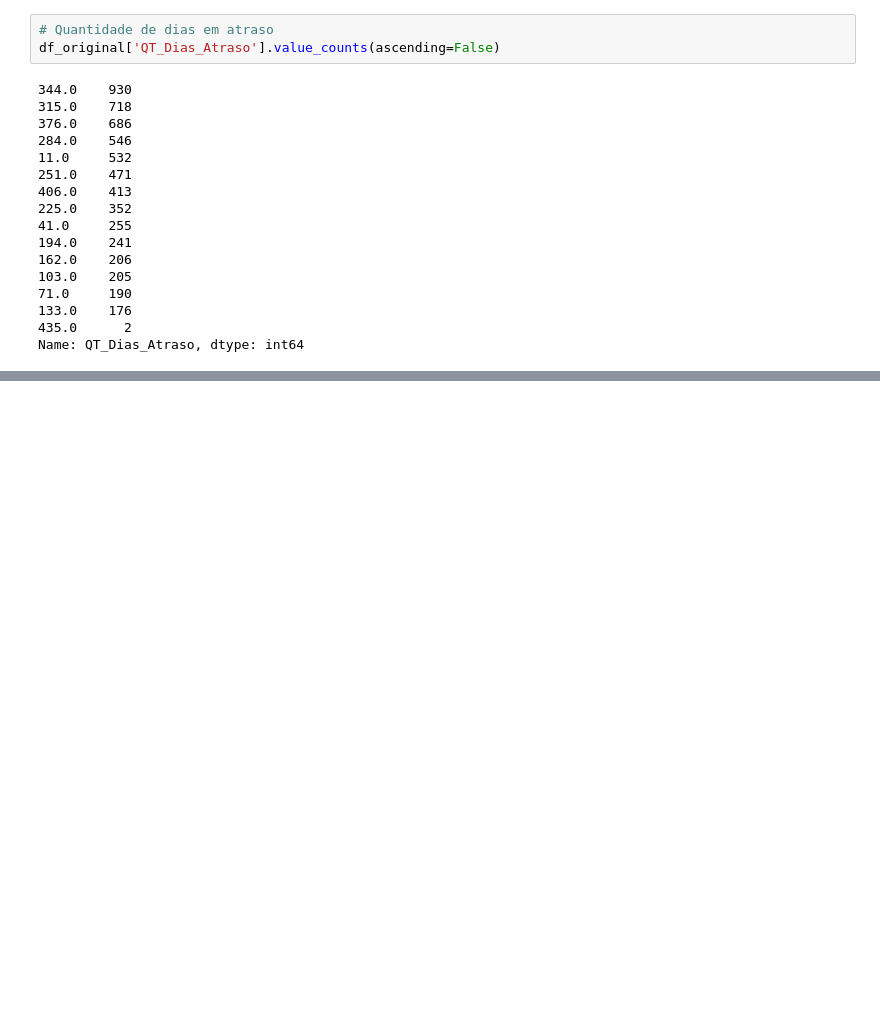
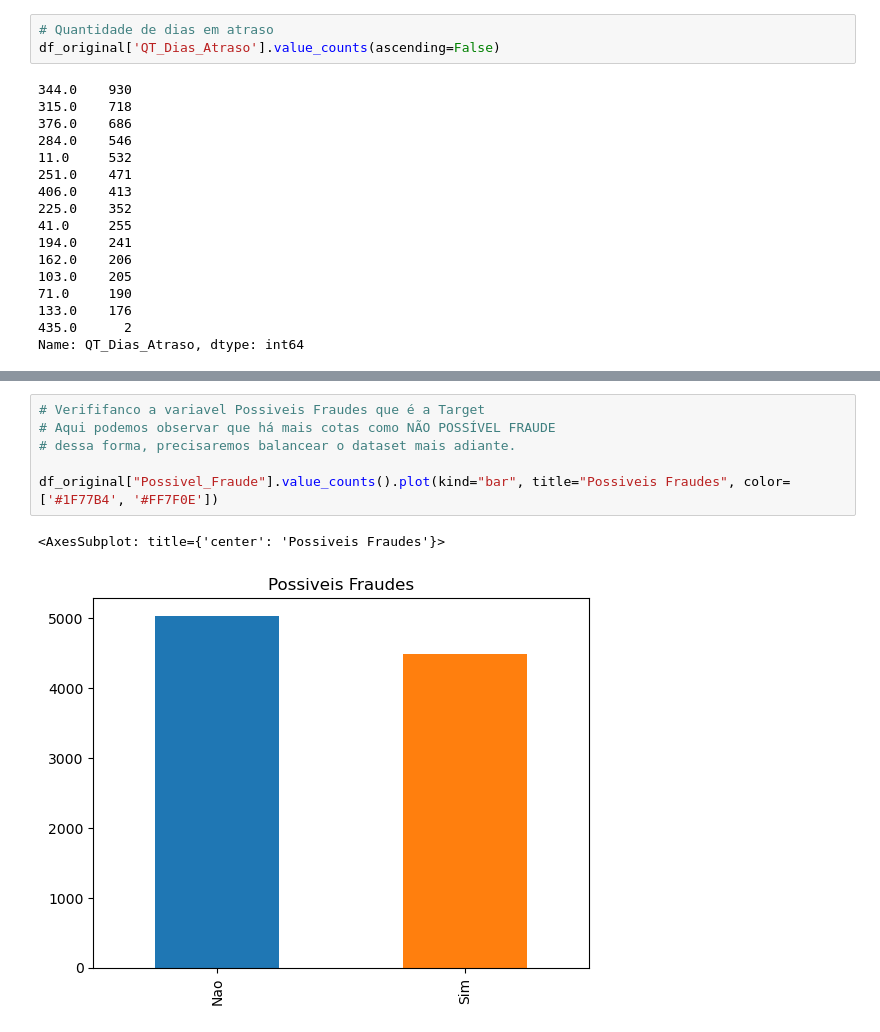
Before and after one commit to DevTheo25/Analise-de-Fraude, a Jupyter notebook: AnaliseFraude.ipynb, the cells around one changed output, grey strips where cells are left out. Saved outputs shown, nothing was run; the diff lists cells and outputs as text; blank space fills up the shorter version.

```diff
--- a/AnaliseFraude.ipynb
+++ b/AnaliseFraude.ipynb
@@ -173,0 +400,9 @@ Name: QT_Dias_Atraso, dtype: int64
+# %%
+# Verififanco a variavel Possiveis Fraudes que é a Target
+# Aqui podemos observar que há mais cotas como NÃO POSSÍVEL FRAUDE
+# dessa forma, precisaremos balancear o dataset mais adiante.
+
+df_original["Possivel_Fraude"].value_counts().plot(kind="bar", title="Possiveis Fraudes", color=['#1F77B4', '#FF7F0E'])
+# %% [output]
+<AxesSubplot: title={'center': 'Possiveis Fraudes'}>
+[figure, added]
```
Also changed, not shown: parts of 25 cells of this notebook, 1 other file.
